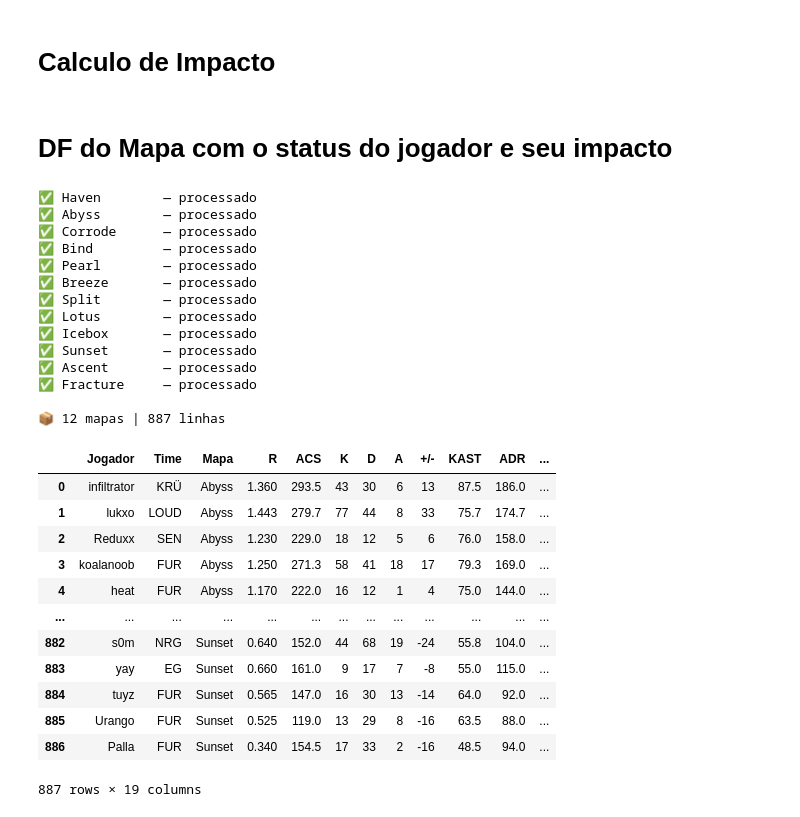
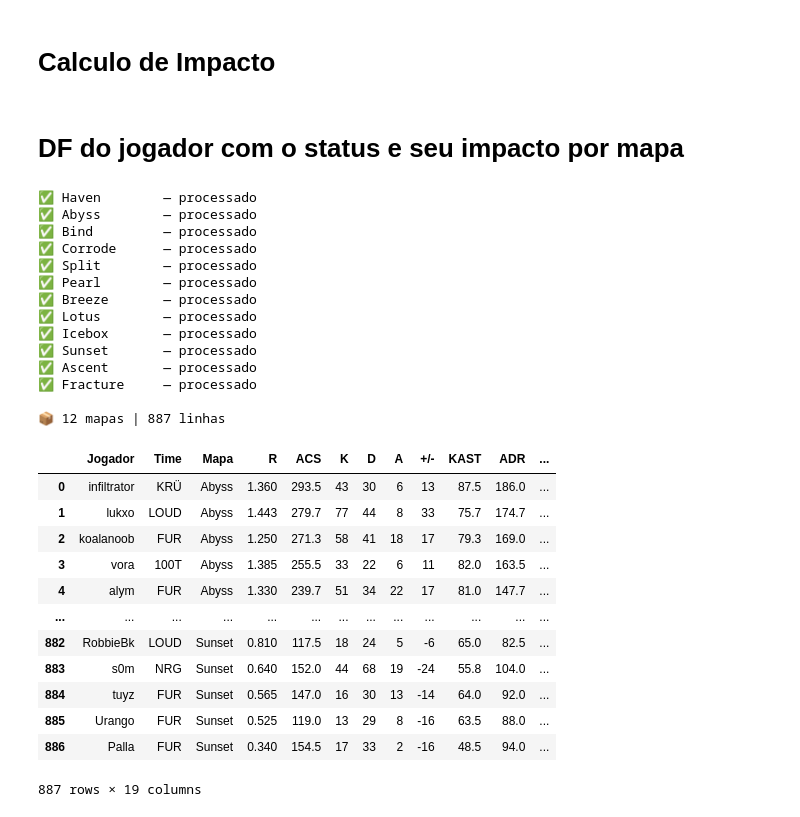
Before and after one commit to GuilhermeGML/Analise-Valorant-ESport, a Jupyter notebook: Jogador por Mapa.ipynb, the cells around one changed output. Drawn from its saved outputs; the diff is of its cells as text; code cells hidden in the pictures.

Commit message:
atualizacao

```diff
--- a/Jogador por Mapa.ipynb
+++ b/Jogador por Mapa.ipynb
@@ -197,4 +243,4 @@ def calcular_impacto(r, acs, kast, adr, hs, tot_k, tot_d, tot_fk, tot_fd, jogos)
     score = sum(PESOS[m] * scores[m] for m in scores)
     return round(score, 3)
 # %% [markdown]
-# DF do Mapa com o status do jogador e seu impacto
+# DF do jogador com o status e seu impacto por mapa
@@ -221,18 +247,22 @@ def normalizar_time(nome):
 # %%
-times = {
-    'LOUD': ['Darker', 'cauanzin', 'Virtyy', 'pANcada', 'lukxo'],
-    'C9':   ['OXY', 'penny', 'v1c', 'Xeppaa', 'Zellsis', 'Demon1'],
-    'G2':   ['BABYBAY', 'trent', 'valyn', 'leaf', 'jawgemo'],
-    '100T': ['Cryocells', 'bang', 'vora', 'Asuna', 'Timotino'],
-    'ENVY': ['Rossy', 'Inspire', 'keznit', 'Eggsterr', 'P0PPIN', 'Demon1'],
-    'EG':   ['dgzin', 'bao', 'Okeanos', 'C0M', 'supamen'],
-    'KRÜ':  ['benG', 'mta', 'NagZ', 'infiltrator', 'Governor'],
-    'FUR':  ['koalanoob', 'artzin', 'nerve', 'eeiu', 'alym'],
-    'LEV':  ['PxS', 'Sato', 'kiNgg', 'blowz', 'spike', 'Neon'],
-    'NRG':  ['brawk', 'keiko', 'mada', 'Ethan', 'skuba'],
-    'MIBR': ['aspas', 'Mazino', 'Verno', 'tex', 'zekken'],
-    'SEN':  ['johnqt', 'cortezia', 'Reduxx', 'Kyu', 'N4RRATE'],
-}
+def time_atual():
+    df = pd.read_csv("vlr_stats_2026.csv")
+
+    tag = df_stats2["Time"].unique()
+
+    times = {}
+
+    for sigla in tag:
+        jogadores = df[df["Time"] == sigla]["Jogador"].unique()
+        times[sigla] = list(jogadores)
+
+    return times
+
+
+times = time_atual()
+
+times
+
 
 jogador_time_atual = {
     jogador: sigla
@@ -240,18 +270,12 @@ jogador_time_atual = {
     for jogador in jogadores
 }
 
-
-mapas = ['Haven', 'Abyss', 'Corrode', 'Bind', 'Pearl', 'Breeze',
-         'Split', 'Lotus', 'Icebox', 'Sunset', 'Ascent', 'Fracture']
-
+mapas = df_merged["Mapa"].unique()
 
 resultados = []
 
 for mapa in mapas:
     df_mapa = df_merged[df_merged["Mapa"] == mapa].copy()
-
-    df_mapa["Time"]     = df_mapa["Time"].apply(normalizar_time)
-    df_mapa["Vencedor"] = df_mapa["Vencedor"].apply(normalizar_time)
 
     if df_mapa.empty:
         print(f"{mapa} — sem dados")
@@ -311,41 +335,41 @@ for mapa in mapas:
     print(f"✅ {mapa:<12} — processado")
 
 
 df_final = (
     pd.DataFrame(resultados)
     .sort_values(["Mapa", "Impacto"], ascending=[True, False])
     .reset_index(drop=True)
 )
 
 print(f"\n📦 {df_final['Mapa'].nunique()} mapas | {len(df_final)} linhas")
 
 df_final.to_csv("df_jogador_por_mapas.csv", index=False)
 
 df_final
 # %% [output]
 ✅ Haven        — processado
 ✅ Abyss        — processado
+✅ Bind         — processado
 ✅ Corrode      — processado
-✅ Bind         — processado
+✅ Split        — processado
 ✅ Pearl        — processado
 ✅ Breeze       — processado
-✅ Split        — processado
 ✅ Lotus        — processado
 ✅ Icebox       — processado
 ✅ Sunset       — processado
 ✅ Ascent       — processado
 ✅ Fracture     — processado
 
 📦 12 mapas | 887 linhas
 |  | Jogador | Time | Mapa | R | ACS | K | D | A | +/- | KAST | ADR | ... |
 | 0 | infiltrator | KRÜ | Abyss | 1.360 | 293.5 | 43 | 30 | 6 | 13 | 87.5 | 186.0 | ... |
 | 1 | lukxo | LOUD | Abyss | 1.443 | 279.7 | 77 | 44 | 8 | 33 | 75.7 | 174.7 | ... |
-| 2 | Reduxx | SEN | Abyss | 1.230 | 229.0 | 18 | 12 | 5 | 6 | 76.0 | 158.0 | ... |
-| 3 | koalanoob | FUR | Abyss | 1.250 | 271.3 | 58 | 41 | 18 | 17 | 79.3 | 169.0 | ... |
-| 4 | heat | FUR | Abyss | 1.170 | 222.0 | 16 | 12 | 1 | 4 | 75.0 | 144.0 | ... |
+| 2 | koalanoob | FUR | Abyss | 1.250 | 271.3 | 58 | 41 | 18 | 17 | 79.3 | 169.0 | ... |
+| 3 | vora | 100T | Abyss | 1.385 | 255.5 | 33 | 22 | 6 | 11 | 82.0 | 163.5 | ... |
+| 4 | alym | FUR | Abyss | 1.330 | 239.7 | 51 | 34 | 22 | 17 | 81.0 | 147.7 | ... |
 | ... | ... | ... | ... | ... | ... | ... | ... | ... | ... | ... | ... | ... |
-| 882 | s0m | NRG | Sunset | 0.640 | 152.0 | 44 | 68 | 19 | -24 | 55.8 | 104.0 | ... |
-| 883 | yay | EG | Sunset | 0.660 | 161.0 | 9 | 17 | 7 | -8 | 55.0 | 115.0 | ... |
+| 882 | RobbieBk | LOUD | Sunset | 0.810 | 117.5 | 18 | 24 | 5 | -6 | 65.0 | 82.5 | ... |
+| 883 | s0m | NRG | Sunset | 0.640 | 152.0 | 44 | 68 | 19 | -24 | 55.8 | 104.0 | ... |
 | 884 | tuyz | FUR | Sunset | 0.565 | 147.0 | 16 | 30 | 13 | -14 | 64.0 | 92.0 | ... |
 | 885 | Urango | FUR | Sunset | 0.525 | 119.0 | 13 | 29 | 8 | -16 | 63.5 | 88.0 | ... |
 | 886 | Palla | FUR | Sunset | 0.340 | 154.5 | 17 | 33 | 2 | -16 | 48.5 | 94.0 | ... |
```
Also changed, not shown: parts of 23 cells of this notebook, 5 other files.
